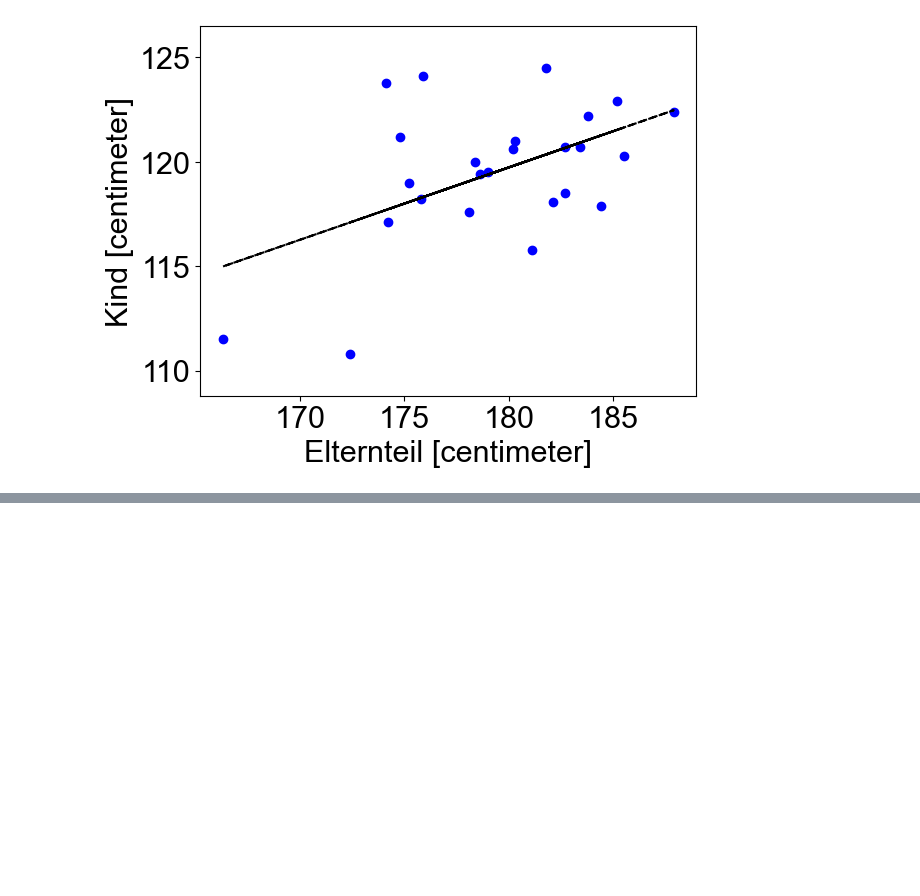
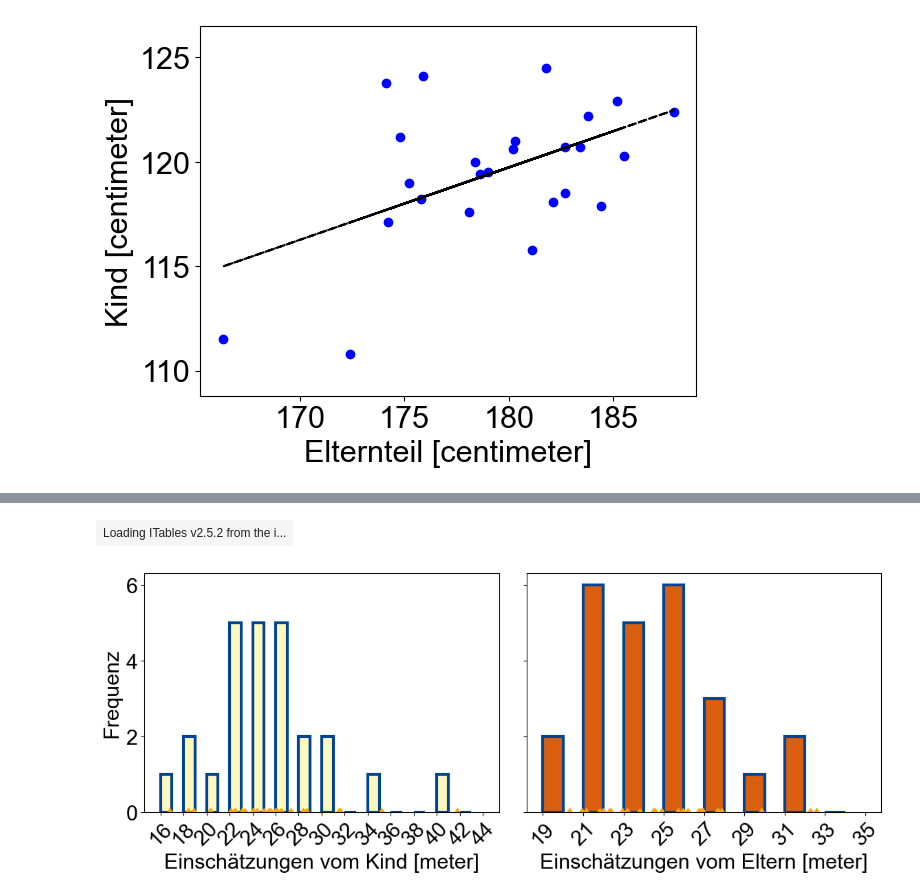
Before and after one commit to bedapub/2025-10-Zukunftstag-simulation, a Jupyter notebook: 2025-10-Zukunftstag-simulation.ipynb, the cells around one changed output, grey strips where cells are left out. Cells and saved outputs as stored; diff of their text form; code cells hidden in the pictures; blank space fills up the shorter version.

```diff
--- a/2025-10-Zukunftstag-simulation.ipynb
+++ b/2025-10-Zukunftstag-simulation.ipynb
@@ -167,0 +191,10 @@ plt.show()
+# %%
+umfgang_ground_truth = 25
+np.random.seed(1887)
+eltern_umfang_werte = np.around(np.random.normal(umfgang_ground_truth, scale=3, size=len(team_eltern_vornamen)), 2)
+kind_umfang_werte = np.around(np.random.normal(umfgang_ground_truth, scale=5, size=len(team_kind_vornamen)),1 )
+team_df['Eltern_Umfang'] = eltern_umfang_werte
+team_df['Kind_Umfang'] = kind_umfang_werte
+show(team_df)
+# %% [output]
+| Loading ITables v2.5.2 from the i... |
@@ -167,0 +203,12 @@ plt.show()
+# %%
+fig, axs = plt.subplots(1, 2, sharey=True, tight_layout=True,  figsize=(12, 5))
+
+axs[0] = plot_groesse(kind_umfang_werte, axs[0],
+                      style={'facecolor': '#FFF8BC', 'edgecolor': '#004495', 'linewidth': 3})
+axs[0].set(xlabel="Einschätzungen vom Kind [meter]", ylabel="Frequenz")
+axs[1] = plot_groesse(eltern_umfang_werte, axs[1],
+                      style={'facecolor': '#D95F0E', 'edgecolor': '#004495', 'linewidth': 3})
+axs[1].set(xlabel="Einschätzungen vom Eltern [meter]")
+plt.show()
+# %% [output]
+[figure, added]
```
Also changed, not shown: parts of 4 cells of this notebook.
